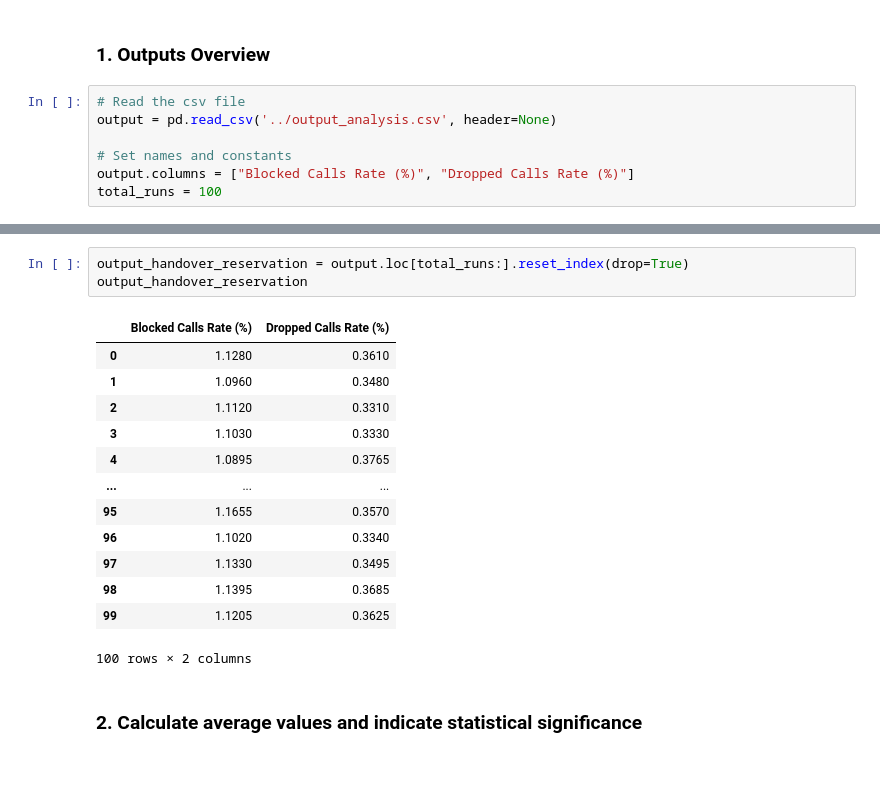
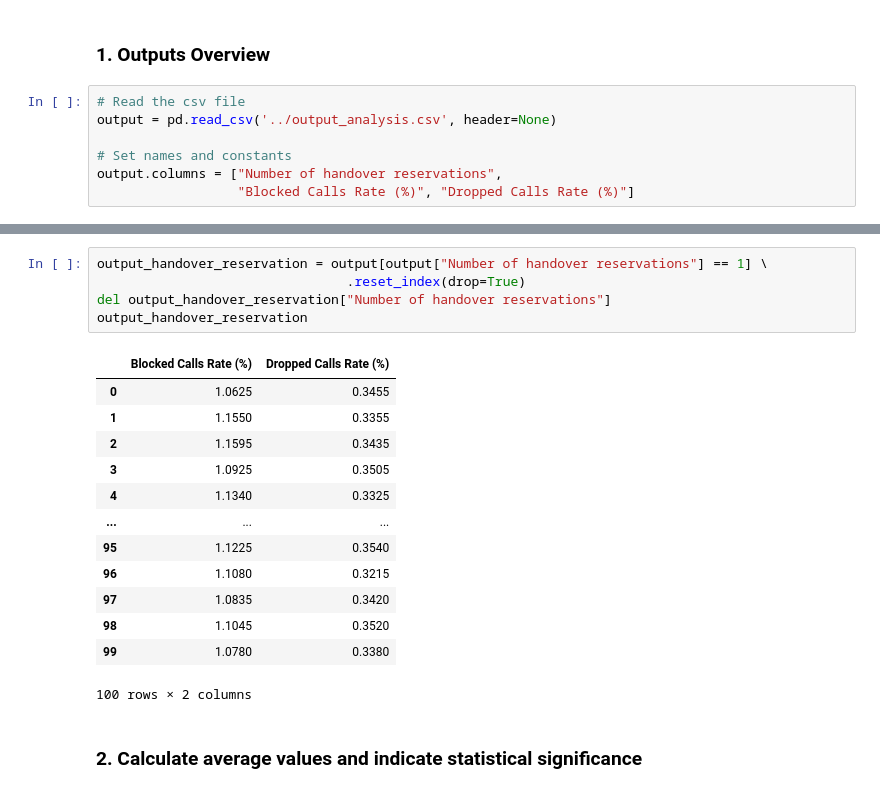
Before and after one commit to tkhang1999/CZ4015-Call-Me-Maybe, a Jupyter notebook: analysis/Output Analysis.ipynb, the cells around one changed output, grey strips where cells are left out. Drawn from its saved outputs; the diff is of its cells as text.

Commit message:
improve output analysis

```diff
--- a/analysis/Output Analysis.ipynb
+++ b/analysis/Output Analysis.ipynb
@@ -11,5 +11,5 @@ import math
 output = pd.read_csv('../output_analysis.csv', header=None)
 
 # Set names and constants
-output.columns = ["Blocked Calls Rate (%)", "Dropped Calls Rate (%)"]
-total_runs = 100
+output.columns = ["Number of handover reservations",
+                  "Blocked Calls Rate (%)", "Dropped Calls Rate (%)"]
@@ -33,19 +35,21 @@ output_no_reservation
 # %%
-output_handover_reservation = output.loc[total_runs:].reset_index(drop=True)
+output_handover_reservation = output[output["Number of handover reservations"] == 1] \
+                                .reset_index(drop=True)
+del output_handover_reservation["Number of handover reservations"]
 output_handover_reservation
 # %% [output]
 |  | Blocked Calls Rate (%) | Dropped Calls Rate (%) |
-| 0 | 1.1280 | 0.3610 |
-| 1 | 1.0960 | 0.3480 |
-| 2 | 1.1120 | 0.3310 |
-| 3 | 1.1030 | 0.3330 |
-| 4 | 1.0895 | 0.3765 |
+| 0 | 1.0625 | 0.3455 |
+| 1 | 1.1550 | 0.3355 |
+| 2 | 1.1595 | 0.3435 |
+| 3 | 1.0925 | 0.3505 |
+| 4 | 1.1340 | 0.3325 |
 | ... | ... | ... |
-| 95 | 1.1655 | 0.3570 |
-| 96 | 1.1020 | 0.3340 |
-| 97 | 1.1330 | 0.3495 |
-| 98 | 1.1395 | 0.3685 |
-| 99 | 1.1205 | 0.3625 |
+| 95 | 1.1225 | 0.3540 |
+| 96 | 1.1080 | 0.3215 |
+| 97 | 1.0835 | 0.3420 |
+| 98 | 1.1045 | 0.3520 |
+| 99 | 1.0780 | 0.3380 |
 100 rows × 2 columns
 # %% [markdown]
 ### 2. Calculate average values and indicate statistical significance
```
Also changed, not shown: parts of 11 cells of this notebook, 2 other files.
